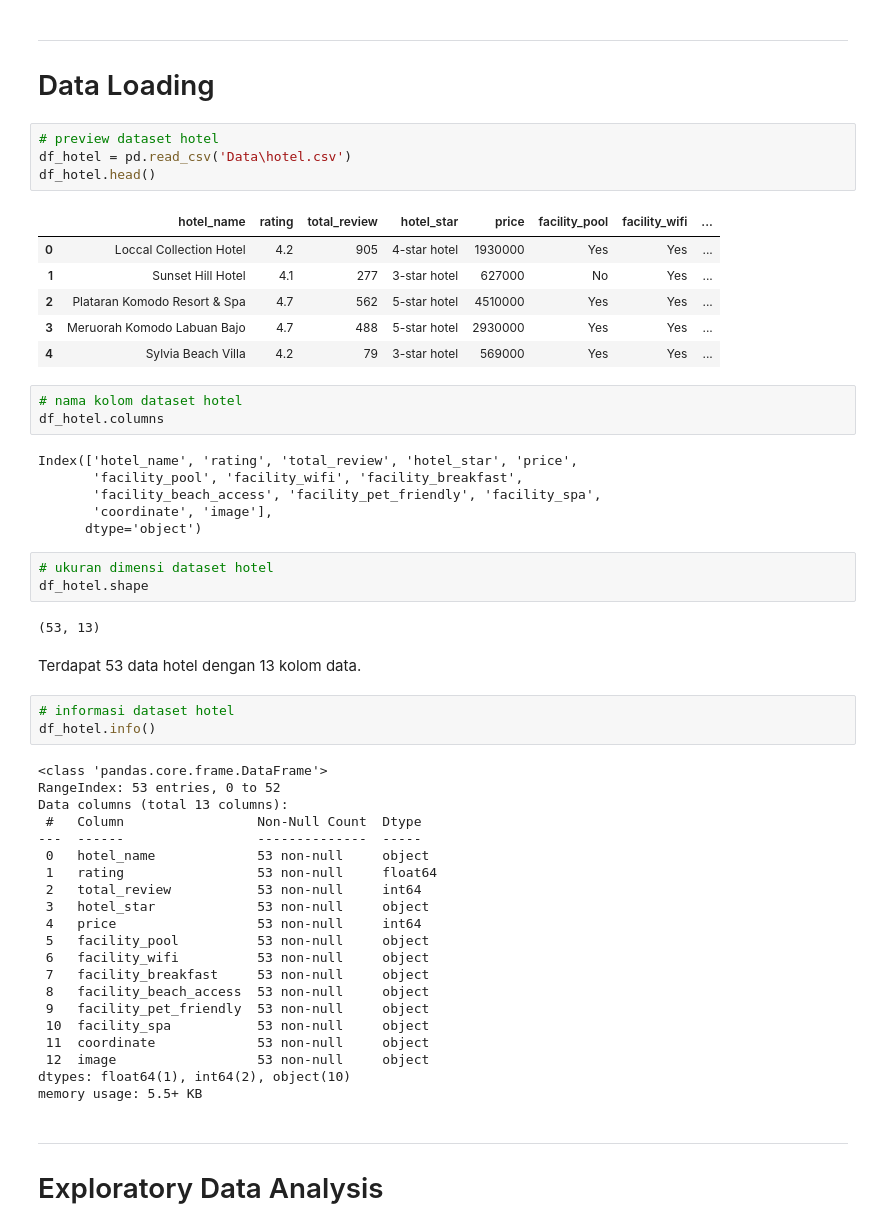
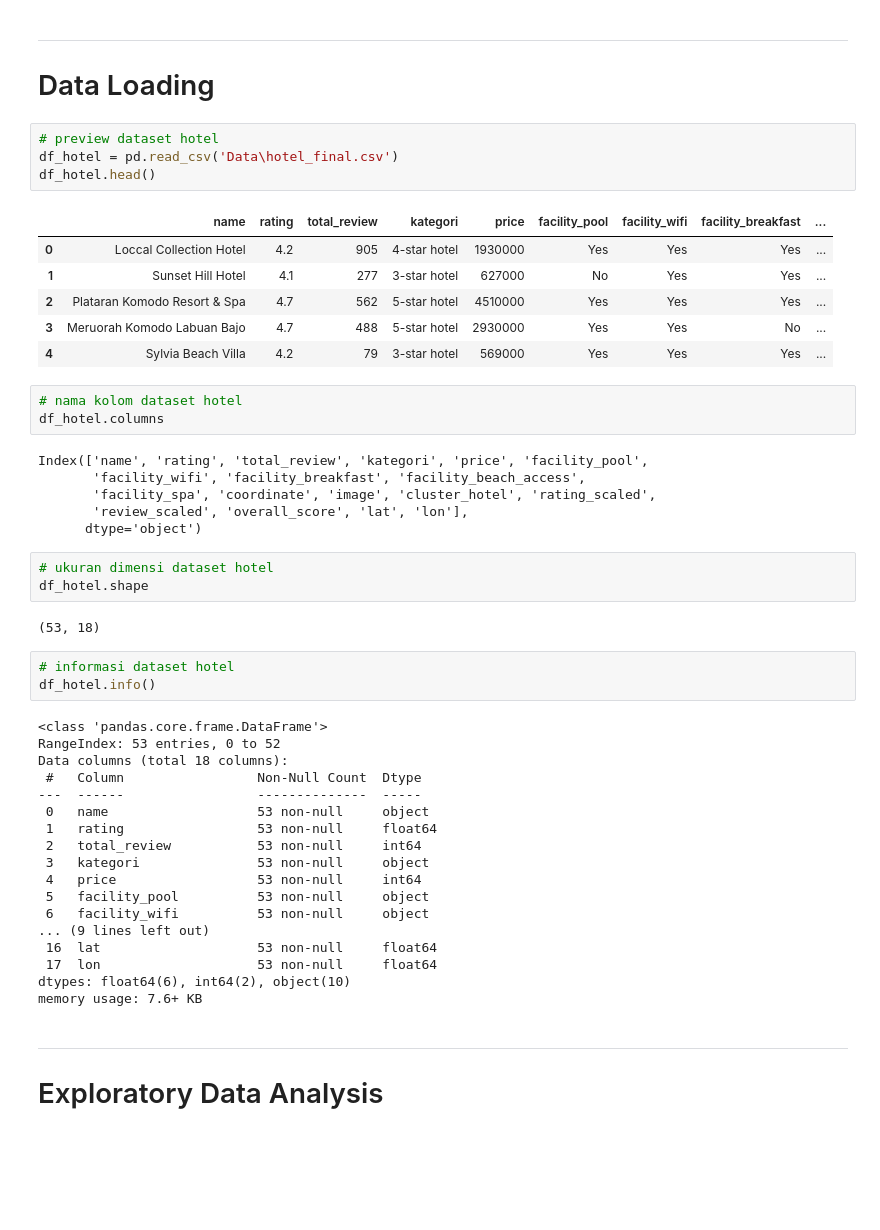
Before and after one commit to H8-Assignments-Bay/p2---final-project-group-005, a Jupyter notebook: model_hotel.ipynb, the cells around one changed output. Cells and saved outputs as stored; diff of their text form; blank space fills up the shorter version.

```diff
--- a/model_hotel.ipynb
+++ b/model_hotel.ipynb
@@ -34,55 +34,50 @@ filterwarnings('ignore')
 # Data Loading
 # %%
 # preview dataset hotel
-df_hotel = pd.read_csv('Data\hotel.csv')
+df_hotel = pd.read_csv('Data\hotel_final.csv')
 df_hotel.head()
 # %% [output]
-|  | hotel_name | rating | total_review | hotel_star | price | facility_pool | facility_wifi | ... |
-| 0 | Loccal Collection Hotel | 4.2 | 905 | 4-star hotel | 1930000 | Yes | Yes | ... |
-| 1 | Sunset Hill Hotel | 4.1 | 277 | 3-star hotel | 627000 | No | Yes | ... |
-| 2 | Plataran Komodo Resort & Spa | 4.7 | 562 | 5-star hotel | 4510000 | Yes | Yes | ... |
-| 3 | Meruorah Komodo Labuan Bajo | 4.7 | 488 | 5-star hotel | 2930000 | Yes | Yes | ... |
-| 4 | Sylvia Beach Villa | 4.2 | 79 | 3-star hotel | 569000 | Yes | Yes | ... |
+|  | name | rating | total_review | kategori | price | facility_pool | facility_wifi | facility_breakfast | ... |
+| 0 | Loccal Collection Hotel | 4.2 | 905 | 4-star hotel | 1930000 | Yes | Yes | Yes | ... |
+| 1 | Sunset Hill Hotel | 4.1 | 277 | 3-star hotel | 627000 | No | Yes | Yes | ... |
+| 2 | Plataran Komodo Resort & Spa | 4.7 | 562 | 5-star hotel | 4510000 | Yes | Yes | Yes | ... |
+| 3 | Meruorah Komodo Labuan Bajo | 4.7 | 488 | 5-star hotel | 2930000 | Yes | Yes | No | ... |
+| 4 | Sylvia Beach Villa | 4.2 | 79 | 3-star hotel | 569000 | Yes | Yes | Yes | ... |
 # %%
 # nama kolom dataset hotel
 df_hotel.columns
 # %% [output]
-Index(['hotel_name', 'rating', 'total_review', 'hotel_star', 'price',
-       'facility_pool', 'facility_wifi', 'facility_breakfast',
-       'facility_beach_access', 'facility_pet_friendly', 'facility_spa',
-       'coordinate', 'image'],
+Index(['name', 'rating', 'total_review', 'kategori', 'price', 'facility_pool',
+       'facility_wifi', 'facility_breakfast', 'facility_beach_access',
+       'facility_spa', 'coordinate', 'image', 'cluster_hotel', 'rating_scaled',
+       'review_scaled', 'overall_score', 'lat', 'lon'],
       dtype='object')
 # %%
 # ukuran dimensi dataset hotel
 df_hotel.shape
 # %% [output]
-(53, 13)
+(53, 18)
-# %% [markdown]
-Terdapat 53 data hotel dengan 13 kolom data.
 # %%
 # informasi dataset hotel
 df_hotel.info()
 # %% [output]
 <class 'pandas.core.frame.DataFrame'>
 RangeIndex: 53 entries, 0 to 52
-Data columns (total 13 columns):
+Data columns (total 18 columns):
  #   Column                 Non-Null Count  Dtype
 ---  ------                 --------------  -----
- 0   hotel_name             53 non-null     object
+ 0   name                   53 non-null     object
  1   rating                 53 non-null     float64
  2   total_review           53 non-null     int64
- 3   hotel_star             53 non-null     object
+ 3   kategori               53 non-null     object
  4   price                  53 non-null     int64
  5   facility_pool          53 non-null     object
  6   facility_wifi          53 non-null     object
- 7   facility_breakfast     53 non-null     object
- 8   facility_beach_access  53 non-null     object
- 9   facility_pet_friendly  53 non-null     object
- 10  facility_spa           53 non-null     object
- 11  coordinate             53 non-null     object
- 12  image                  53 non-null     object
-dtypes: float64(1), int64(2), object(10)
-memory usage: 5.5+ KB
+... (9 lines left out)
+ 16  lat                    53 non-null     float64
+ 17  lon                    53 non-null     float64
+dtypes: float64(6), int64(2), object(10)
+memory usage: 7.6+ KB
 # %% [markdown]
 ---
 # Exploratory Data Analysis
```
Also changed, not shown: parts of 54 cells of this notebook, 4 other files.
